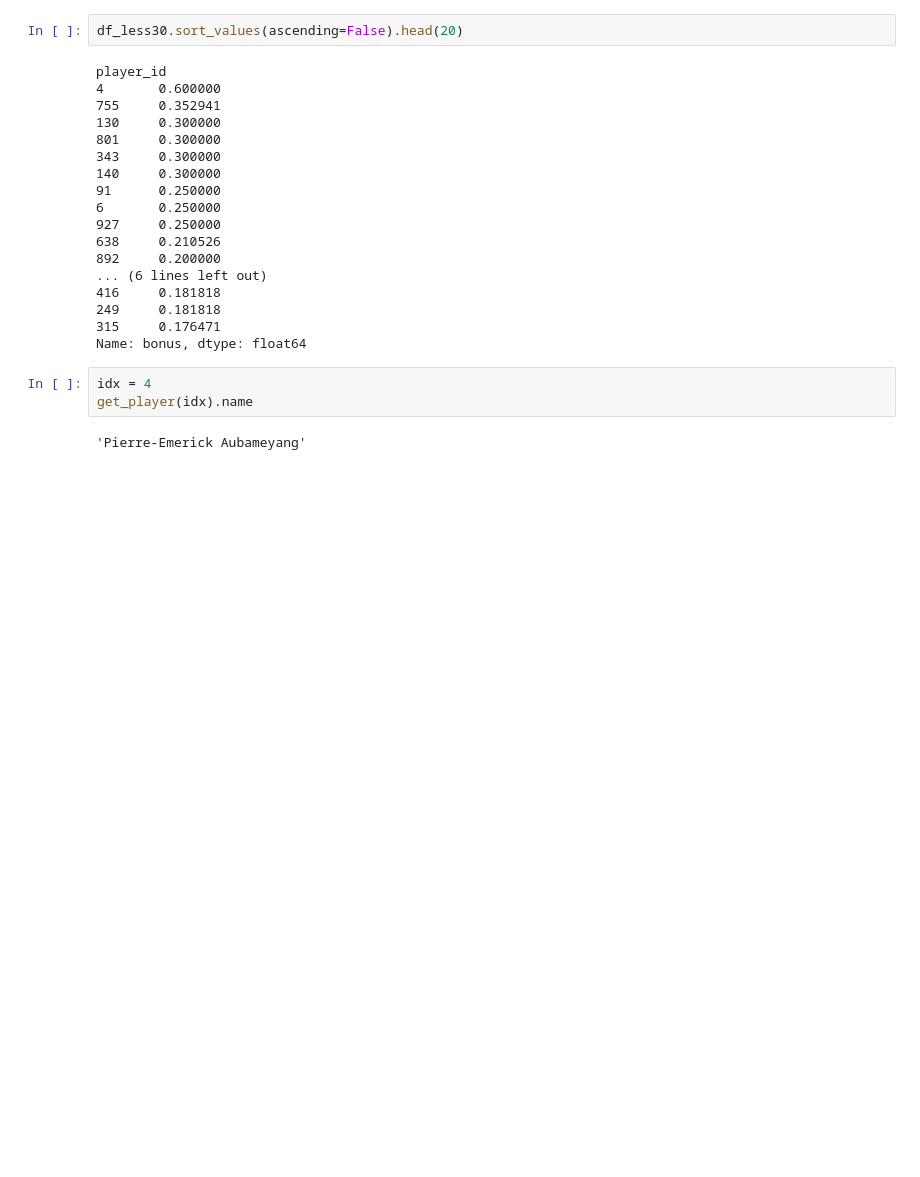
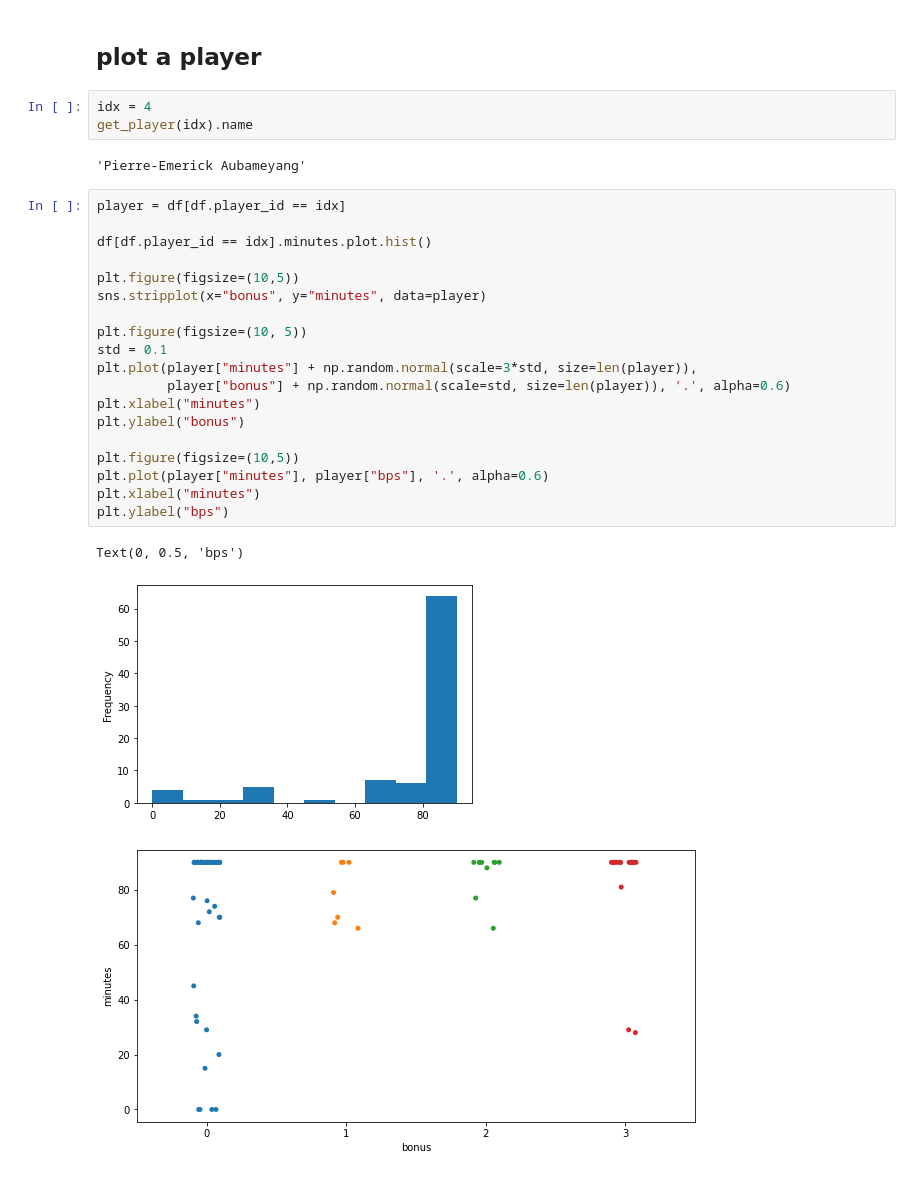
Before and after one commit to alan-turing-institute/AIrsenal, a Jupyter notebook: sandbox/bonus_points.ipynb, the cells around one changed output. Drawn from its saved outputs; the diff is of its cells as text; blank space fills up the shorter version.

```diff
--- a/sandbox/bonus_points.ipynb
+++ b/sandbox/bonus_points.ipynb
@@ -66,25 +84,30 @@ Name: bonus, dtype: float64
-# %%
-df_less30.sort_values(ascending=False).head(20)
-# %% [output]
-player_id
-4       0.600000
-755     0.352941
-130     0.300000
-801     0.300000
-343     0.300000
-140     0.300000
-91      0.250000
-6       0.250000
-927     0.250000
-638     0.210526
-892     0.200000
-... (6 lines left out)
-416     0.181818
-249     0.181818
-315     0.176471
-Name: bonus, dtype: float64
+# %% [markdown]
+## plot a player
 # %%
 idx = 4
 get_player(idx).name
 # %% [output]
 'Pierre-Emerick Aubameyang'
+# %%
+player = df[df.player_id == idx]
+
+df[df.player_id == idx].minutes.plot.hist()
+
+plt.figure(figsize=(10,5))
+sns.stripplot(x="bonus", y="minutes", data=player)
+
+plt.figure(figsize=(10, 5))
+std = 0.1
+plt.plot(player["minutes"] + np.random.normal(scale=3*std, size=len(player)),
+         player["bonus"] + np.random.normal(scale=std, size=len(player)), '.', alpha=0.6)
+plt.xlabel("minutes")
+plt.ylabel("bonus")
+
+plt.figure(figsize=(10,5))
+plt.plot(player["minutes"], player["bps"], '.', alpha=0.6)
+plt.xlabel("minutes")
+plt.ylabel("bps")
+# %% [output]
+Text(0, 0.5, 'bps')
+[figure, added]
+[figure, added]
```
Also changed, not shown: parts of 31 cells of this notebook.
